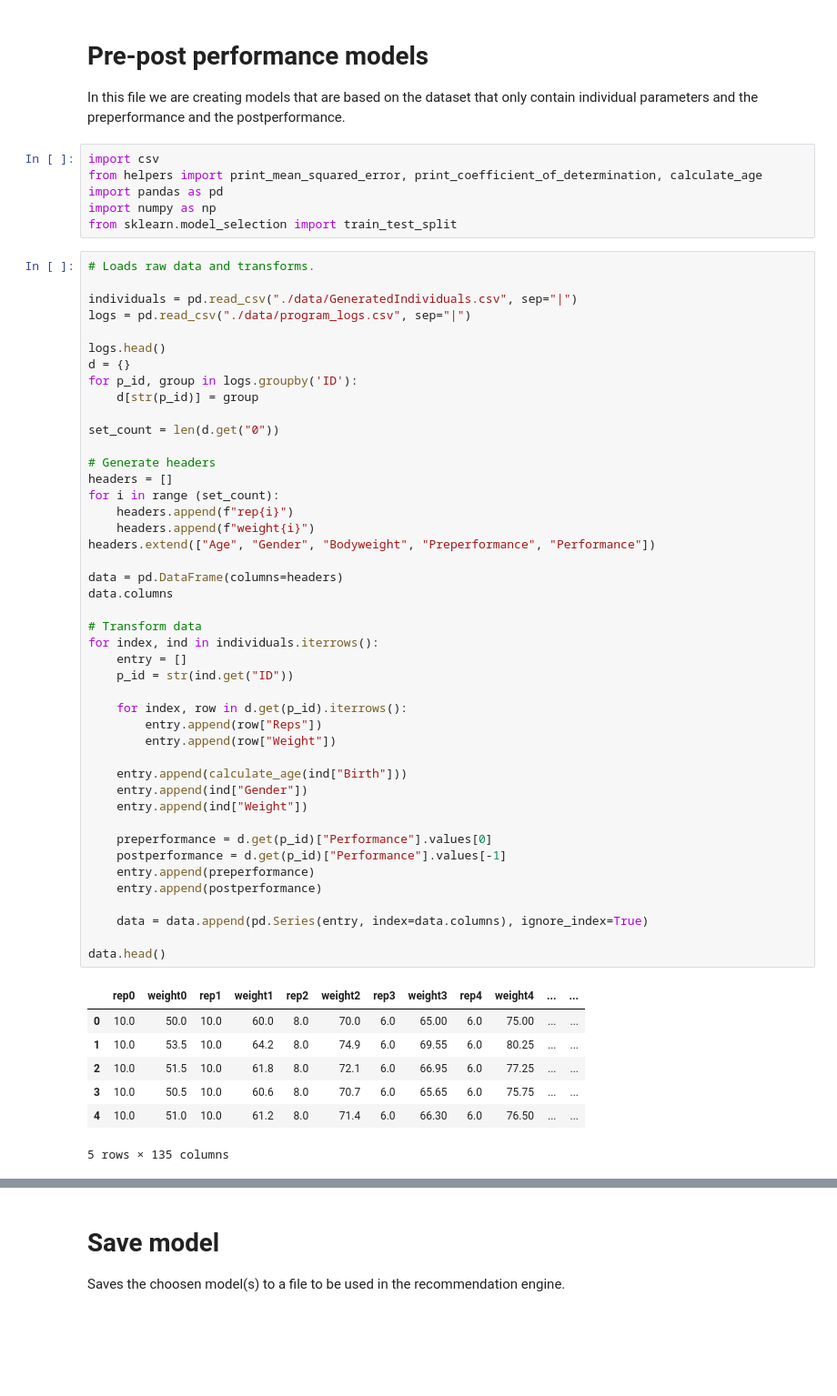
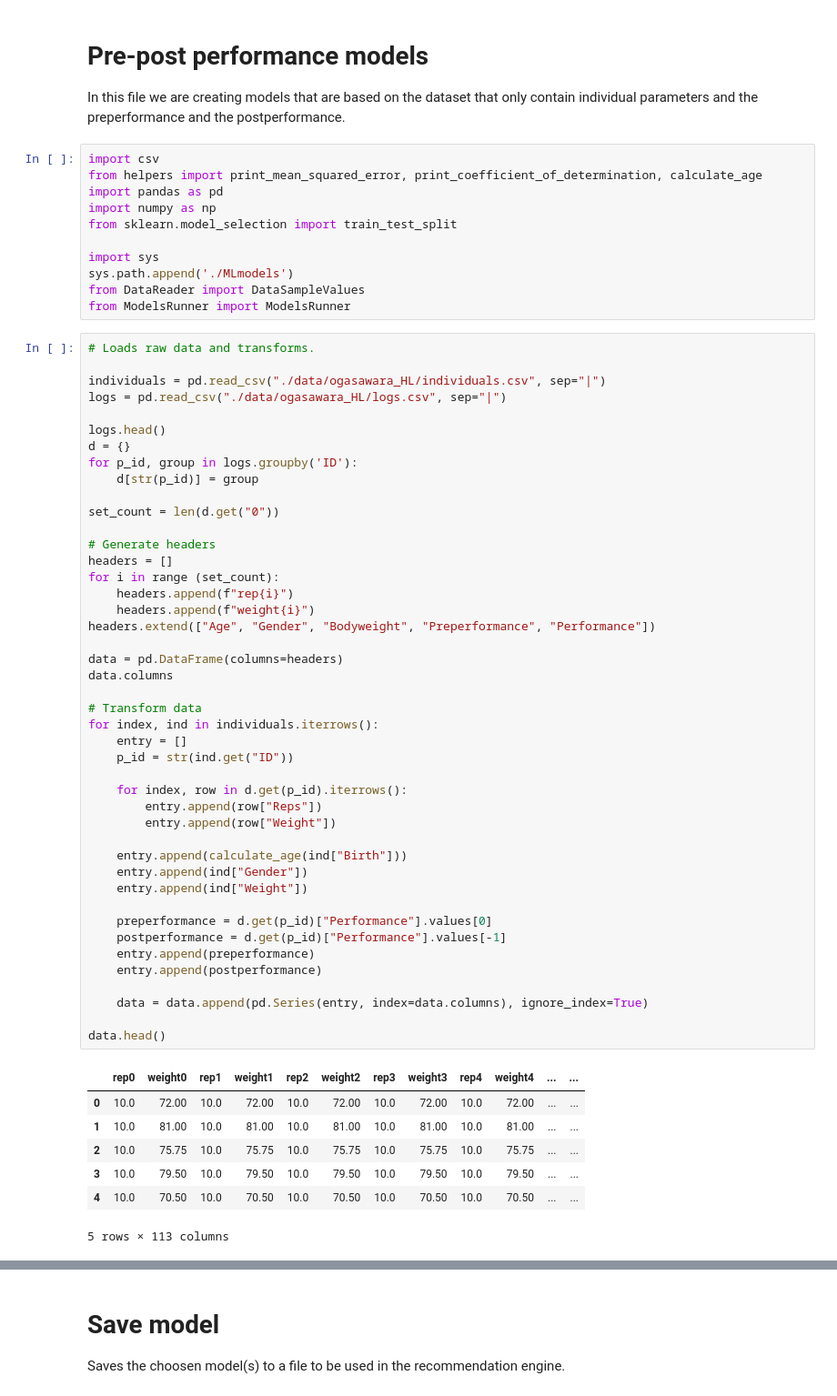
Before and after one commit to vifraa/datx02-05, a Jupyter notebook: models/performance-before-and-after-models.ipynb, the cells around one changed output, grey strips where cells are left out. Shown: that part at 91% size. Cells and saved outputs as stored; diff of their text form; blank space fills up the shorter version.

```diff
--- a/models/performance-before-and-after-models.ipynb
+++ b/models/performance-before-and-after-models.ipynb
@@ -8,11 +8,16 @@ from helpers import print_mean_squared_error, print_coefficient_of_determination
 import pandas as pd
 import numpy as np
 from sklearn.model_selection import train_test_split
+
+import sys
+sys.path.append('./MLmodels')
+from DataReader import DataSampleValues
+from ModelsRunner import ModelsRunner
 # %%
 # Loads raw data and transforms.
 
-individuals = pd.read_csv("./data/GeneratedIndividuals.csv", sep="|")
-logs = pd.read_csv("./data/program_logs.csv", sep="|")
+individuals = pd.read_csv("./data/ogasawara_HL/individuals.csv", sep="|")
+logs = pd.read_csv("./data/ogasawara_HL/logs.csv", sep="|")
 
 logs.head()
 d = {}
@@ -27,39 +32,39 @@ for i in range (set_count):
     headers.append(f"rep{i}")
     headers.append(f"weight{i}")
 headers.extend(["Age", "Gender", "Bodyweight", "Preperformance", "Performance"])
 
 data = pd.DataFrame(columns=headers)
 data.columns
 
 # Transform data
 for index, ind in individuals.iterrows():
     entry = []
     p_id = str(ind.get("ID"))
 
     for index, row in d.get(p_id).iterrows():
         entry.append(row["Reps"])
         entry.append(row["Weight"])
 
     entry.append(calculate_age(ind["Birth"]))
     entry.append(ind["Gender"])
     entry.append(ind["Weight"])
 
     preperformance = d.get(p_id)["Performance"].values[0]
     postperformance = d.get(p_id)["Performance"].values[-1]
     entry.append(preperformance)
     entry.append(postperformance)
 
     data = data.append(pd.Series(entry, index=data.columns), ignore_index=True)
 
 data.head()
 # %% [output]
 |  | rep0 | weight0 | rep1 | weight1 | rep2 | weight2 | rep3 | weight3 | rep4 | weight4 | ... | ... |
-| 0 | 10.0 | 50.0 | 10.0 | 60.0 | 8.0 | 70.0 | 6.0 | 65.00 | 6.0 | 75.00 | ... | ... |
-| 1 | 10.0 | 53.5 | 10.0 | 64.2 | 8.0 | 74.9 | 6.0 | 69.55 | 6.0 | 80.25 | ... | ... |
-| 2 | 10.0 | 51.5 | 10.0 | 61.8 | 8.0 | 72.1 | 6.0 | 66.95 | 6.0 | 77.25 | ... | ... |
-| 3 | 10.0 | 50.5 | 10.0 | 60.6 | 8.0 | 70.7 | 6.0 | 65.65 | 6.0 | 75.75 | ... | ... |
-| 4 | 10.0 | 51.0 | 10.0 | 61.2 | 8.0 | 71.4 | 6.0 | 66.30 | 6.0 | 76.50 | ... | ... |
+| 0 | 10.0 | 72.00 | 10.0 | 72.00 | 10.0 | 72.00 | 10.0 | 72.00 | 10.0 | 72.00 | ... | ... |
+| 1 | 10.0 | 81.00 | 10.0 | 81.00 | 10.0 | 81.00 | 10.0 | 81.00 | 10.0 | 81.00 | ... | ... |
+| 2 | 10.0 | 75.75 | 10.0 | 75.75 | 10.0 | 75.75 | 10.0 | 75.75 | 10.0 | 75.75 | ... | ... |
+| 3 | 10.0 | 79.50 | 10.0 | 79.50 | 10.0 | 79.50 | 10.0 | 79.50 | 10.0 | 79.50 | ... | ... |
+| 4 | 10.0 | 70.50 | 10.0 | 70.50 | 10.0 | 70.50 | 10.0 | 70.50 | 10.0 | 70.50 | ... | ... |
-5 rows × 135 columns
+5 rows × 113 columns
 # %%
 data = data[["Age", "Gender", "Bodyweight", "Preperformance", "Performance"]]
 data.head()
```
Also changed, not shown: parts of 13 cells of this notebook, 1 other file.
